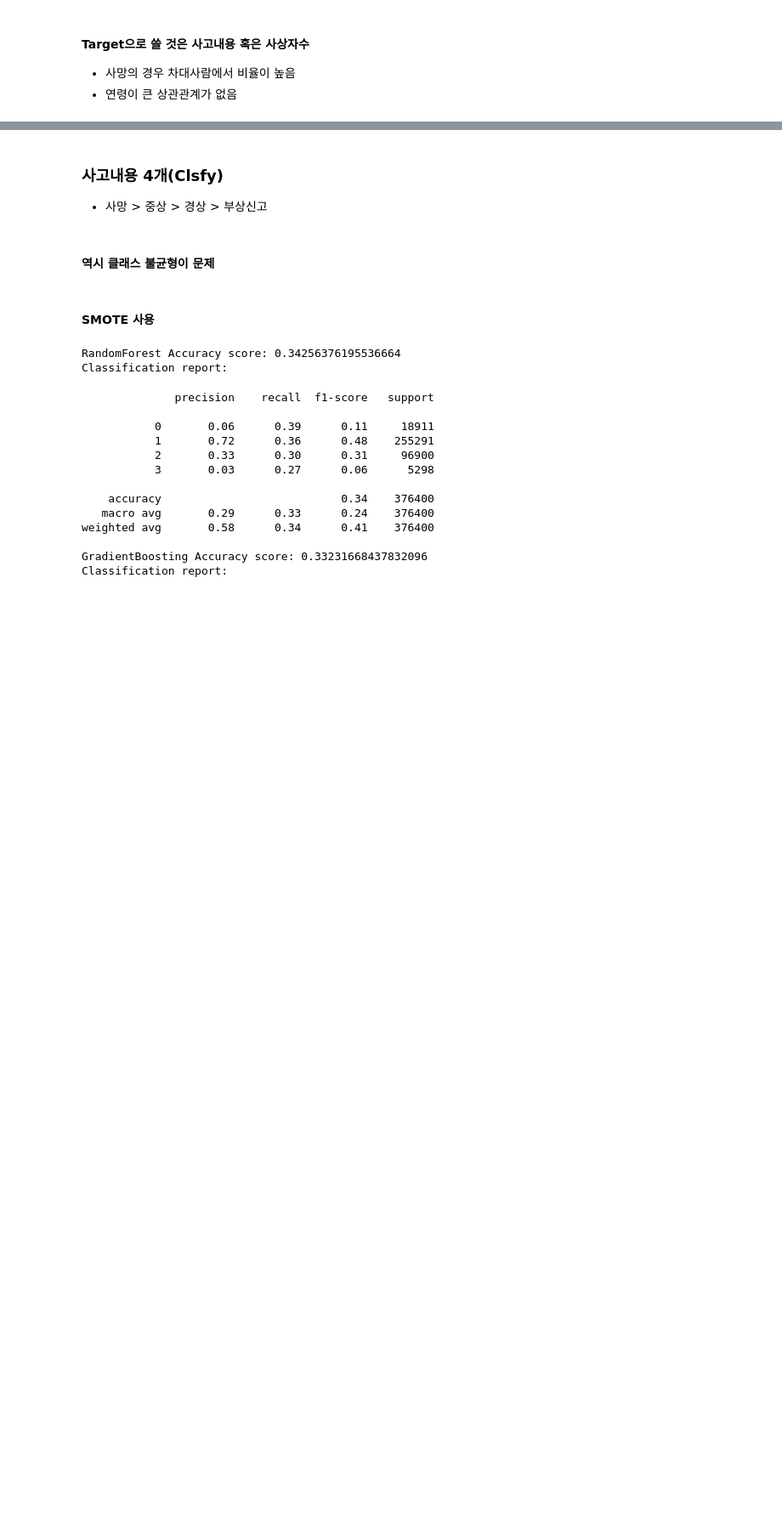
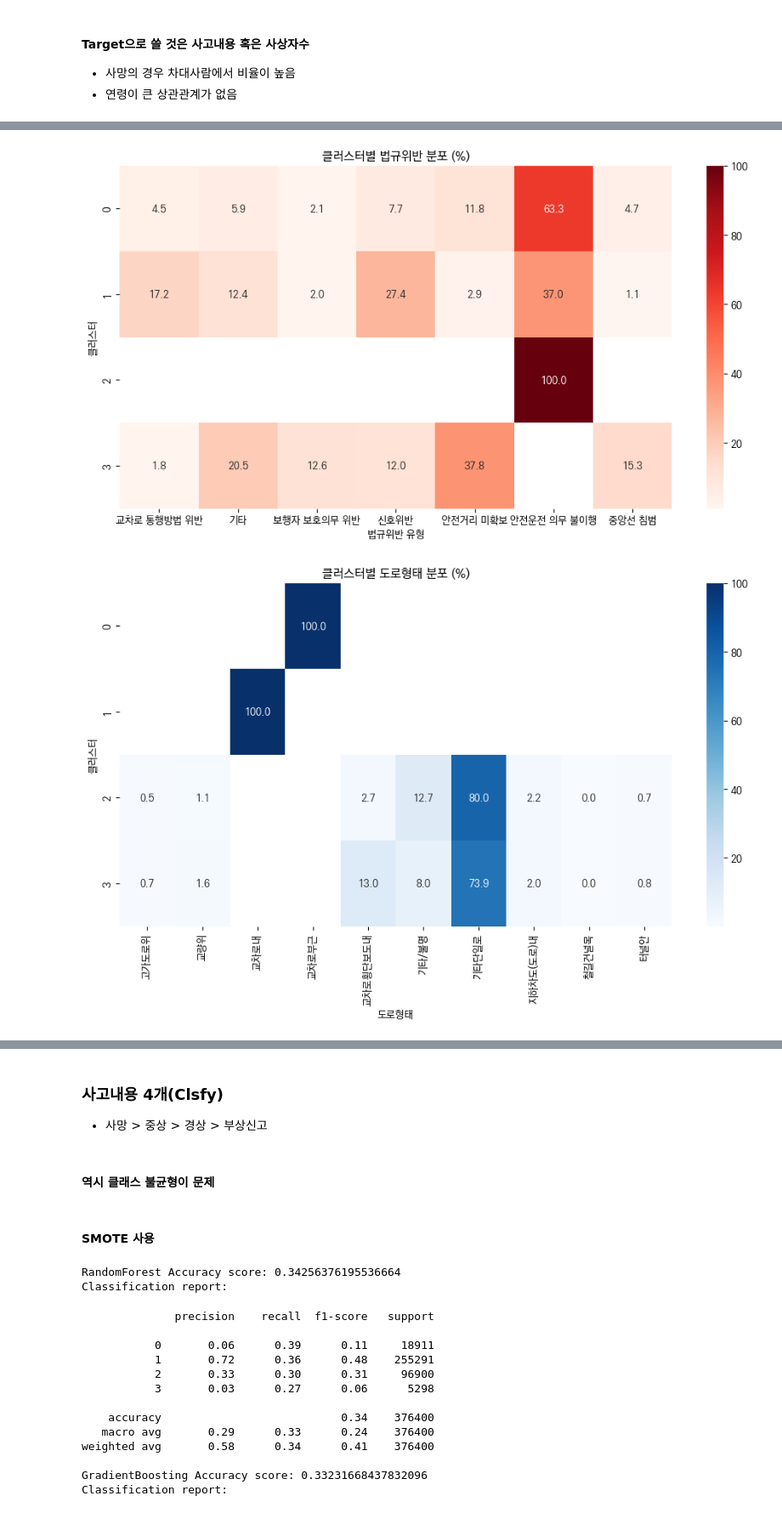
Before and after one commit to KnellBalm/KoRoad, a Jupyter notebook: AN02/Death_factor_find.ipynb, the cells around one changed output, grey strips where cells are left out. Shown at 85% size. Cells and saved outputs as stored; diff of their text form; code cells hidden in the pictures; blank space fills up the shorter version.

```diff
--- a/AN02/Death_factor_find.ipynb
+++ b/AN02/Death_factor_find.ipynb
@@ -111,0 +473,51 @@ tdf.head()
+# %%
+law_dist = (tdf_result.groupby("cluster")["가해자법규위반_중과실"]
+            .value_counts(normalize=True)
+            .rename("비율")
+            .reset_index())
+
+law_pivot = law_dist.pivot(index="cluster", columns="가해자법규위반_중과실", values="비율")*100
+
+plt.figure(figsize=(12,6))
+sns.heatmap(law_pivot, annot=True, fmt=".1f", cmap="Reds")
+plt.title("클러스터별 법규위반 분포 (%)")
+plt.ylabel("클러스터")
+plt.xlabel("법규위반 유형")
+plt.show()
+
+# -------------------------
+# 2. 클러스터별 도로형태 분포
+# -------------------------
+road_dist = (tdf_result.groupby("cluster")["도로형태"]
+             .value_counts(normalize=True)
+             .rename("비율")
+             .reset_index())
+
+road_pivot = road_dist.pivot(index="cluster", columns="도로형태", values="비율")*100
+
+plt.figure(figsize=(12,6))
+sns.heatmap(road_pivot, annot=True, fmt=".1f", cmap="Blues")
+plt.title("클러스터별 도로형태 분포 (%)")
+plt.ylabel("클러스터")
+plt.xlabel("도로형태")
+plt.show()
+
+# -------------------------
+# 3. 클러스터별 주야 분포
+# -------------------------
+daynight_dist = (tdf_result.groupby("cluster")["주야"]
+                 .value_counts(normalize=True)
+                 .rename("비율")
+                 .reset_index())
+
+daynight_pivot = daynight_dist.pivot(index="cluster", columns="주야", values="비율")*100
+
+plt.figure(figsize=(6,4))
+sns.heatmap(daynight_pivot, annot=True, fmt=".1f", cmap="Greens")
+plt.title("클러스터별 주야 분포 (%)")
+plt.ylabel("클러스터")
+plt.xlabel("주야")
+plt.show()
+# %% [output]
+[figure, added]
+[figure, added]
```
Also changed, not shown: parts of 15 cells of this notebook.
